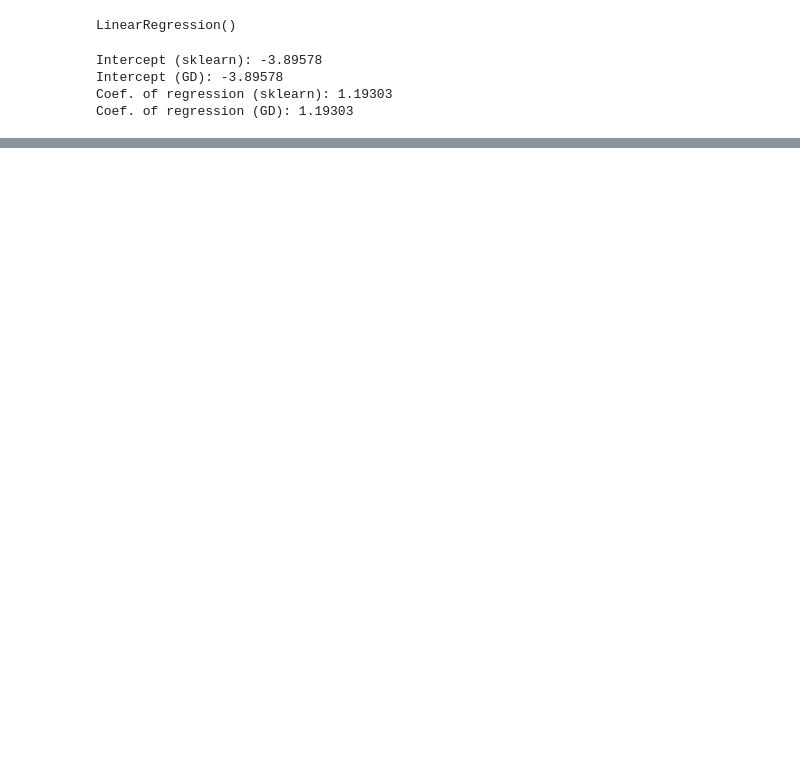
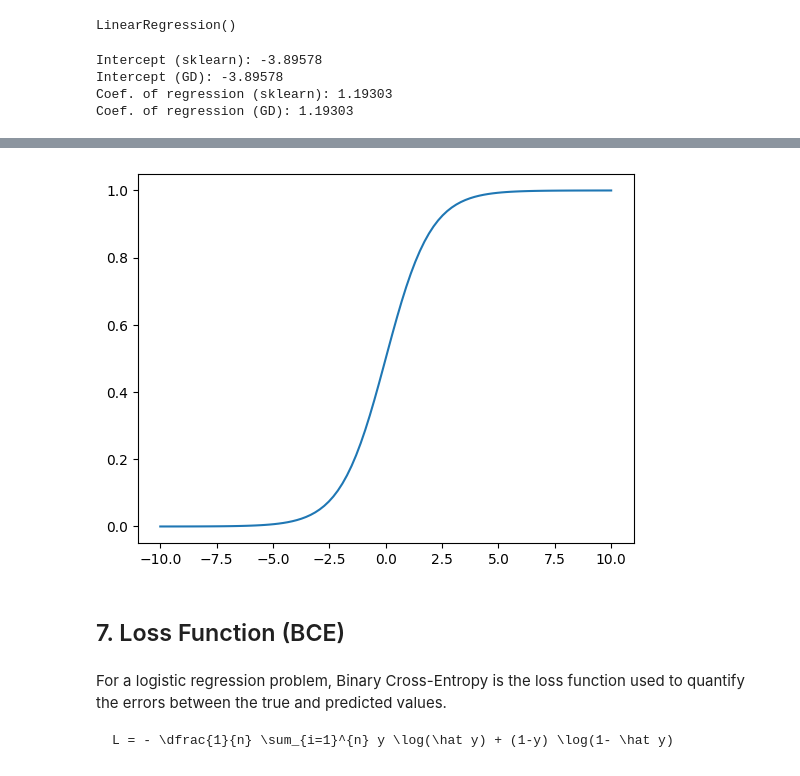
Before and after one commit to tsu76i/DS-playground, a Jupyter notebook: 2. Regression/2.1 Regression From Scratch/2.1_regression_from_scratch.ipynb, the cells around one changed output, grey strips where cells are left out. Saved outputs shown, nothing was run; the diff lists cells and outputs as text; code cells hidden in the pictures; blank space fills up the shorter version.

````diff
--- a/2. Regression/2.1 Regression From Scratch/2.1_regression_from_scratch.ipynb
+++ b/2. Regression/2.1 Regression From Scratch/2.1_regression_from_scratch.ipynb
@@ -211,0 +227,20 @@ Coef. of regression (GD): 1.19303
+# %%
+# ! Implement a sigmoid function
+def sigmoid(x):
+    return 1 / (1 + np.exp(-x))
+
+
+x = np.linspace(-10, 10, 100)
+plt.plot(x, sigmoid(x))
+plt.show()
+# %% [output]
+[figure, added]
+# %% [markdown]
+## 7. Loss Function (BCE) <a class="anchor" id="content7"></a>
+# %% [markdown]
+For a logistic regression problem, Binary Cross-Entropy is the loss function used to quantify the errors between the true and predicted values.
+
+
+```math
+L = - \dfrac{1}{n} \sum_{i=1}^{n} y \log(\hat y) + (1-y) \log(1- \hat y)
+```
````
Also changed, not shown: parts of 12 cells of this notebook, 2 other files.
